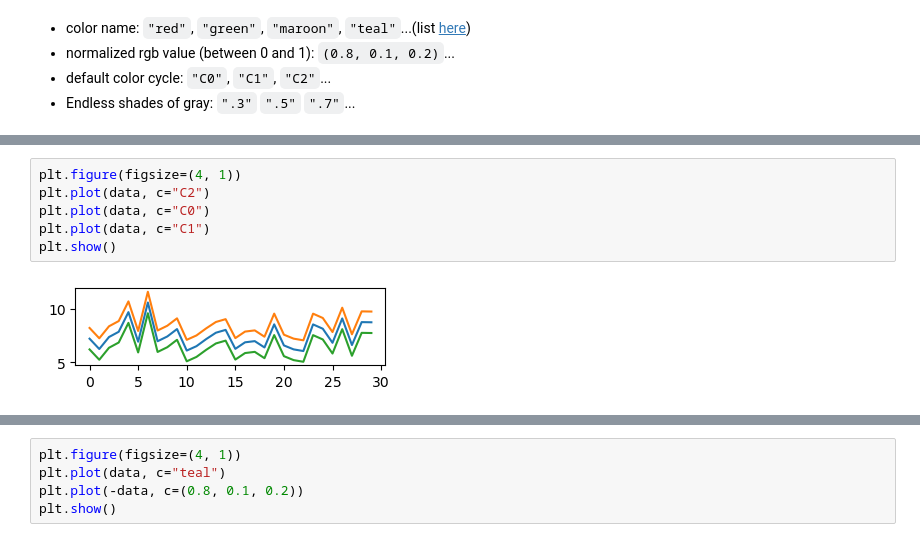
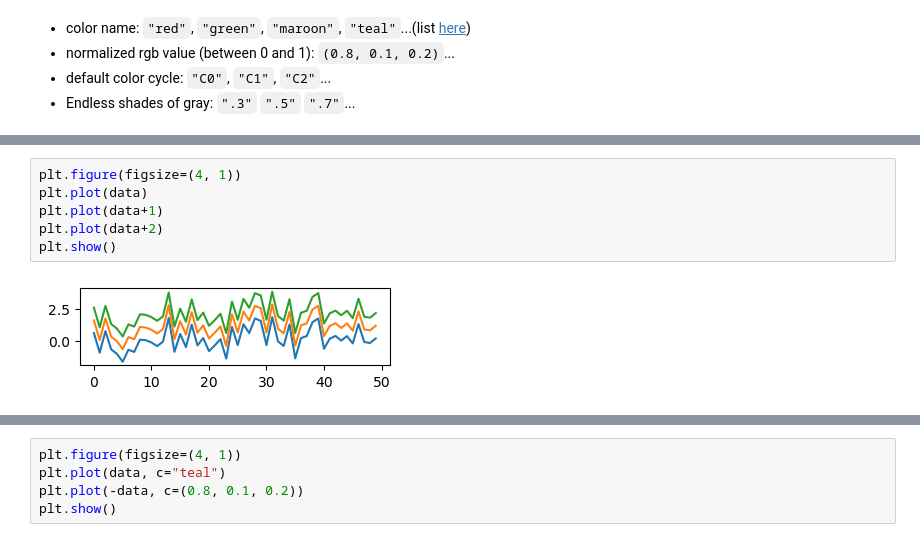
Before and after one commit to vigji/python-cimec-2024, a Jupyter notebook: lectures/Lecture1.5_More-plotting.ipynb, the cells around one changed output, grey strips where cells are left out. Drawn from its saved outputs; the diff is of its cells as text.

```diff
--- a/lectures/Lecture1.5_More-plotting.ipynb
+++ b/lectures/Lecture1.5_More-plotting.ipynb
@@ -190,8 +182,8 @@ plt.show()
-# %%
-plt.figure(figsize=(4, 1))
-plt.plot(data, c="C2")
-plt.plot(data, c="C0")
-plt.plot(data, c="C1")
-plt.show()
-# %% [output]
-[figure, removed]
+# %%
+plt.figure(figsize=(4, 1))
+plt.plot(data)
+plt.plot(data+1)
+plt.plot(data+2)
+plt.show()
+# %% [output]
+[figure, added]
```
Also changed, not shown: parts of 27 cells of this notebook, 1 other file.
